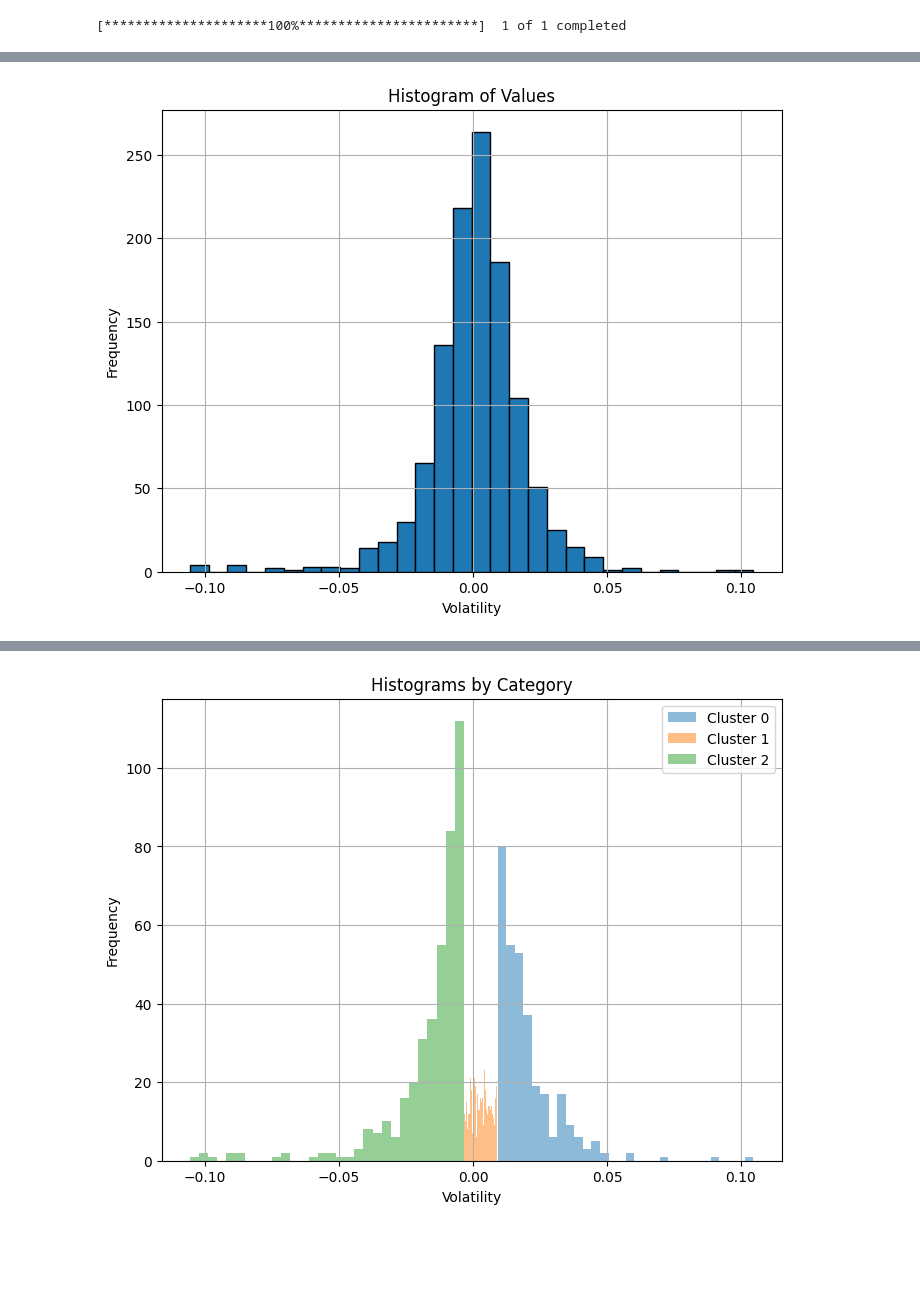
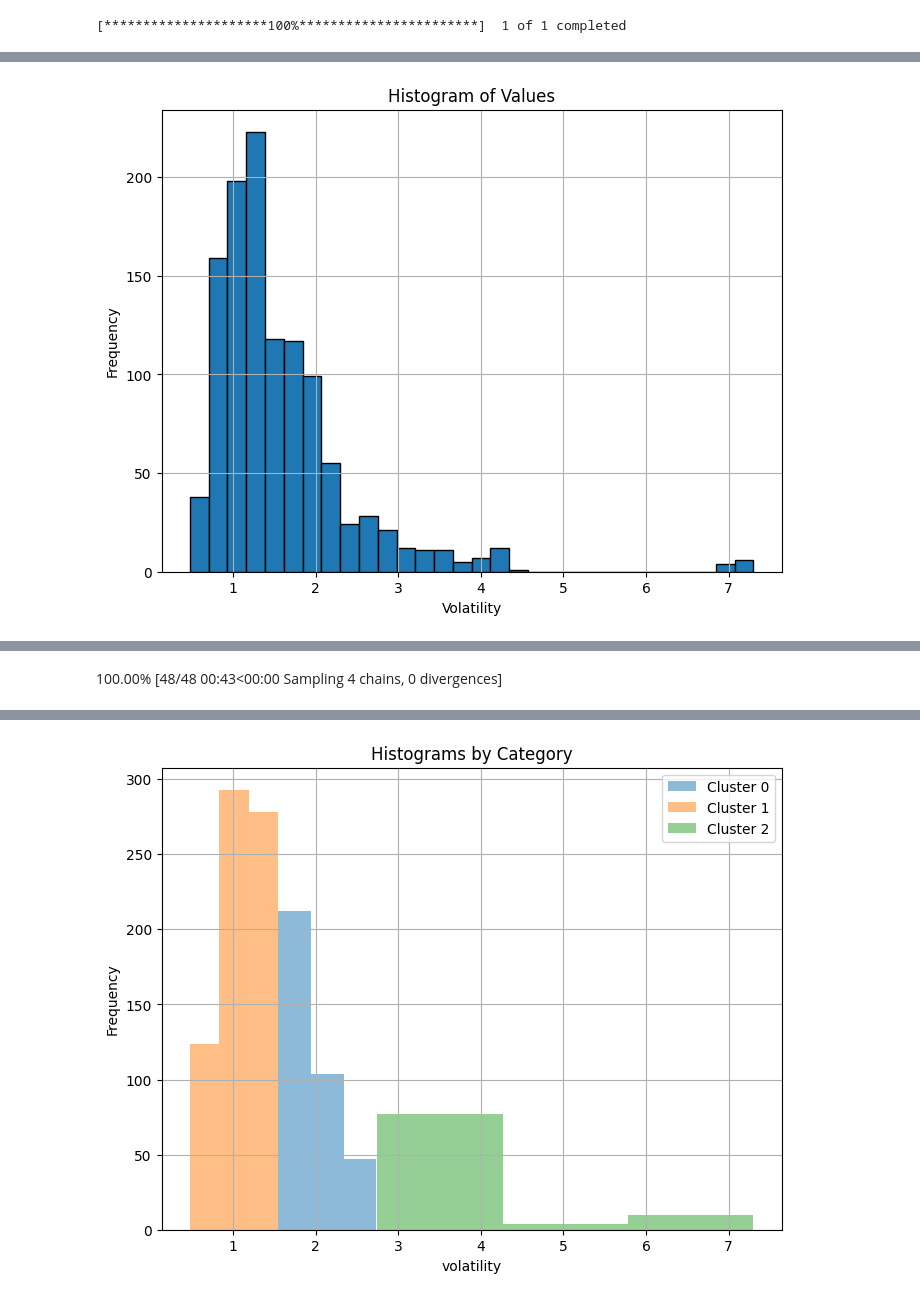
Before and after one commit to EyuelPersonal/BayesianProject, a Jupyter notebook: clustering_task2.ipynb, the cells around one changed output, grey strips where cells are left out. Cells and saved outputs as stored; diff of their text form; code cells hidden in the pictures; blank space fills up the shorter version.

```diff
--- a/clustering_task2.ipynb
+++ b/clustering_task2.ipynb
@@ -37,7 +41,11 @@ df = get_data(
 df = get_returns(df)
 # %%
 df['moving_average'] = df['returns'].rolling(10, closed='left').mean()
+
+# volatility std * root(T)
+df['volatility'] = df['returns'].rolling(10, closed='left').std() * np.sqrt(10) * 1000
-# %%
-df.fillna(0, inplace=True)
+# %%
+# drop na rows
+df = df.dropna()
 # %%
-df = df[['returns', 'moving_average']]
+df = df[['returns', 'volatility']]
@@ -61,5 +52,5 @@ df
 # %%
-def assign_volatility_cluster(df, mus=[0.,0.,0.], sigmas=[.5,.5,.5]):
+def assign_volatility_cluster(df, mus=[1,2,3], sigmas=[1,1,1]):
     """
     Assigns a volatility cluster to each value in the DataFrame.
     Give a df with a column named 'Value', this should be the volatility measure of a given window.
@@ -67,58 +58,61 @@ def assign_volatility_cluster(df, mus=[0.,0.,0.], sigmas=[.5,.5,.5]):
     """
     # Plot the histogram of values
     plt.figure(figsize=(8, 6))
-    plt.hist(df['moving_average'], bins=30, edgecolor='black')
+    plt.hist(df['volatility'], bins=30, edgecolor='black')
     plt.xlabel('Volatility')
     plt.ylabel('Frequency')
     plt.title('Histogram of Values')
     plt.grid(True)
     plt.show()
+    # df drop rows with nan
+    df.dropna(inplace=True)
     # Prepare the data
-    values = df['moving_average'].values
 
-    # Define the model
+    values = df['volatility'].values
+
     with pm.Model() as model:
         # Specify the number of clusters
         k = 3
         # Priors for the cluster parameters
-        mus = pm.Normal('mus', mu=0., sd=.05, shape=k)
-        sigmas = pm.HalfNormal('sigmas', sd=.5, shape=k)
+        mus = pm.Normal('mus', mu=mus, sd=1, shape=k)
+        sigmas = pm.HalfNormal('sigmas', sd=1, shape=k)
         weights = pm.Dirichlet('weights', a=np.ones(k))
 
         # Likelihood
         likelihood = pm.NormalMixture('likelihood', w=weights, mu=mus, sd=sigmas, observed=values)
 
         # Sample from the posterior
         trace = pm.sample(2, tune=10)
 
     cluster_means = np.array(trace['mus'][-1])
-    diff = cluster_means - df['moving_average'].values[:, np.newaxis]
+    diff = cluster_means - df['volatility'].values[:, np.newaxis]
     cluster = np.argmin(np.abs(diff), axis=1)
     df['cluster'] = cluster
 
 
     # Separate values based on the category column
-    category0_values = df[df['cluster'] == 0]['moving_average']
-    category1_values = df[df['cluster'] == 1]['moving_average']
-    category2_values = df[df['cluster'] == 2]['moving_average']
+    category3_values = df[df['cluster'] == 0]['volatility']
+    category1_values = df[df['cluster'] == 1]['volatility']
+    category2_values = df[df['cluster'] == 2]['volatility']
 
     # Plot the histograms
     plt.figure(figsize=(8, 6))
-    plt.hist(category0_values, bins=30, alpha=0.5, label='Cluster 0')
-    plt.hist(category1_values, bins=30, alpha=0.5, label='Cluster 1')
-    plt.hist(category2_values, bins=30, alpha=0.5, label='Cluster 2')
-    plt.xlabel('Volatility')
+    plt.hist(category3_values, bins=3, alpha=0.5, label='Cluster 0')
+    plt.hist(category1_values, bins=3, alpha=0.5, label='Cluster 1')
+    plt.hist(category2_values, bins=3, alpha=0.5, label='Cluster 2')
+    # plt.xlim([0, 3])
+    plt.xlabel('volatility')
     plt.ylabel('Frequency')
     plt.title('Histograms by Category')
     plt.legend()
     plt.grid(True)
     plt.show()
 
-    return df
+    return df, trace
 
     # Extract the cluster assignments
 
-df_clusters = assign_volatility_cluster(df)
+df_clusters, trace = assign_volatility_cluster(df)
 # %% [output]
-[figure, old version]
+[figure, new version]
 Only 2 samples in chain.
@@ -132,0 +131 @@ The acceptance probability does not match the target. It is 0.010702918882302534
+100.00% [48/48 00:43<00:00 Sampling 4 chains, 0 divergences]
@@ -133 +133 @@ The acceptance probability does not match the target. It is 0.010702918882302534
-[figure, old version]
+[figure, new version]
```
Also changed, not shown: parts of 12 cells of this notebook, 2 other files.
